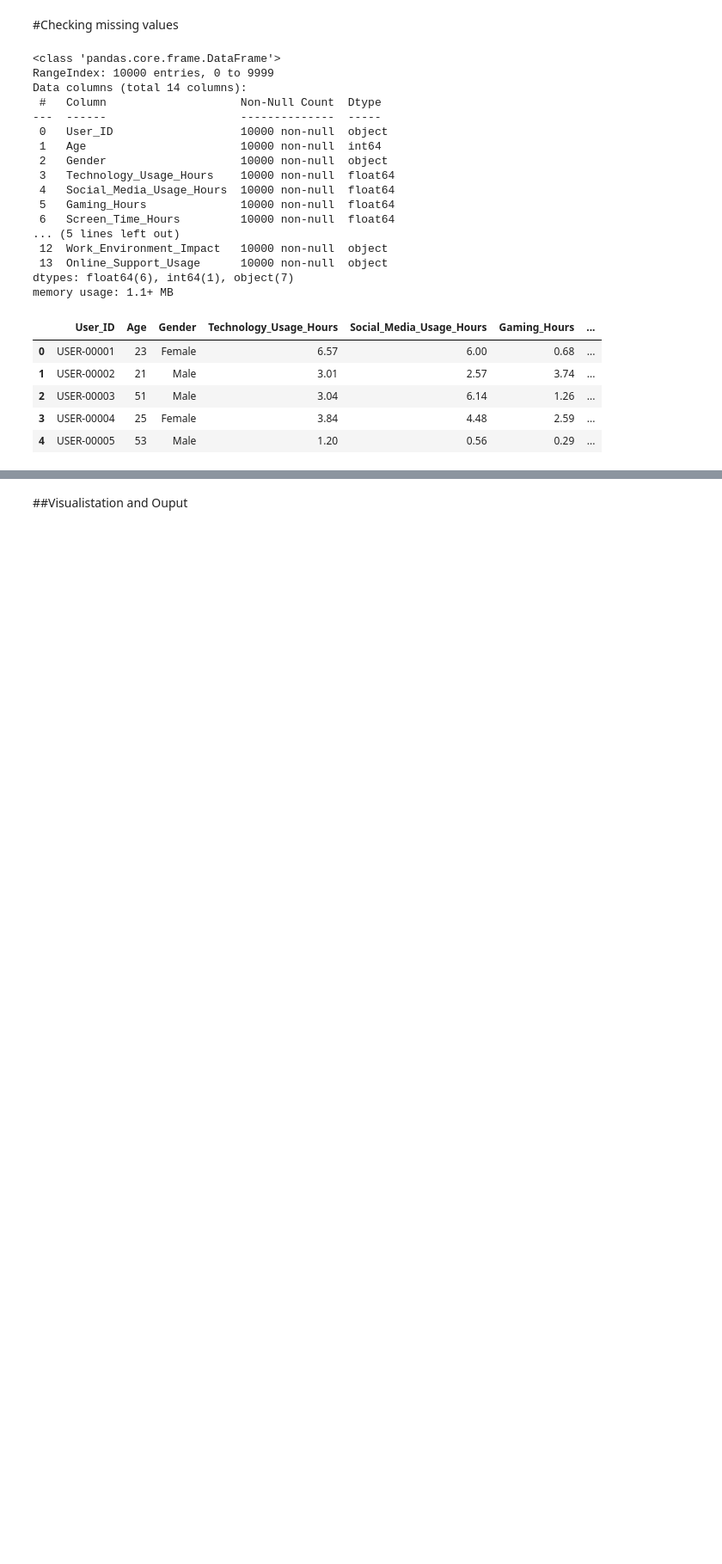
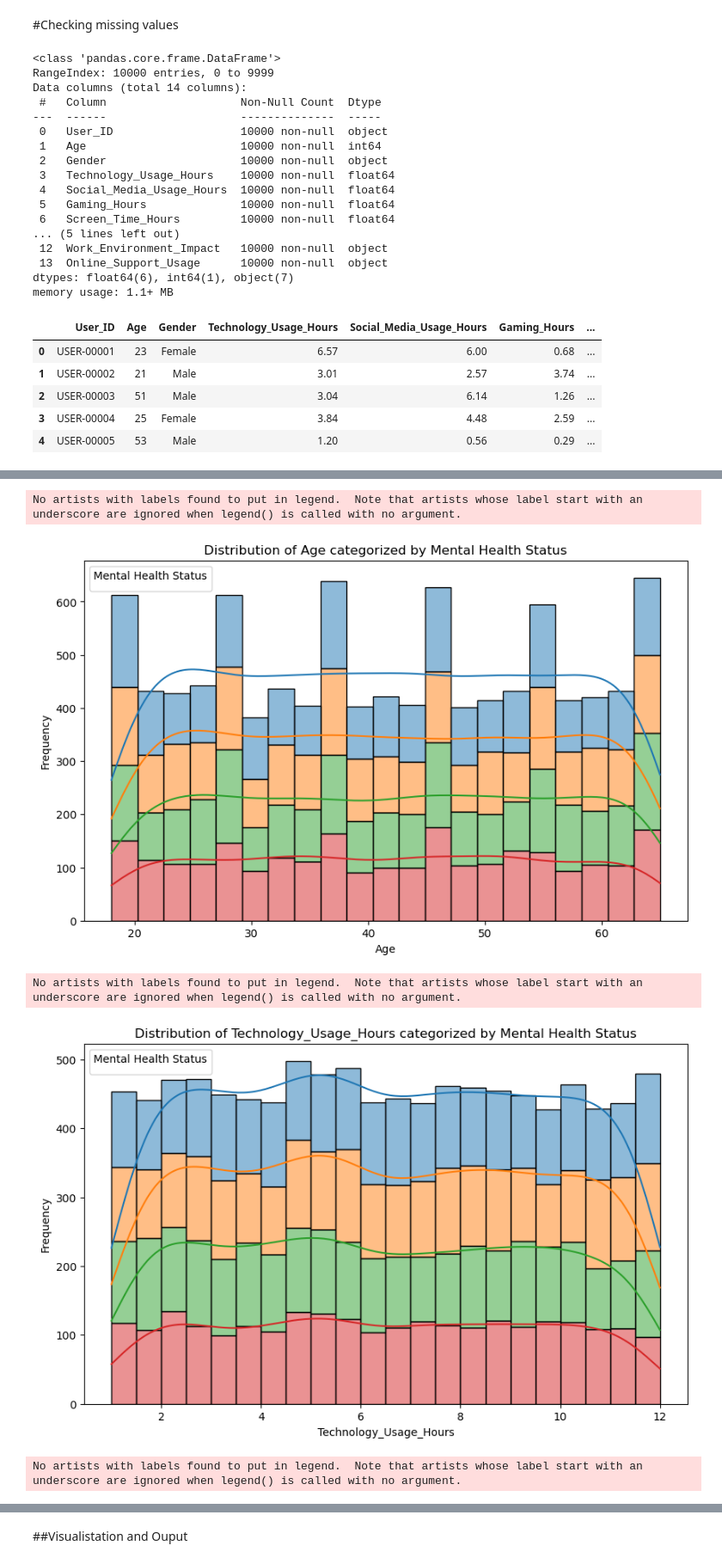
Before and after one commit to ErdemKilci/MentalHealth, a Jupyter notebook: Screen_Time_and_Mental_Health.ipynb, the cells around one changed output, grey strips where cells are left out. Shown at 86% size. Drawn from its saved outputs; the diff is of its cells as text; code cells hidden in the pictures; blank space fills up the shorter version.

```diff
--- a/Screen_Time_and_Mental_Health.ipynb
+++ b/Screen_Time_and_Mental_Health.ipynb
@@ -63,0 +206,26 @@ df.head()
+# %%
+
+
+# List of numerical features to plot
+features = [
+    'Age', 'Technology_Usage_Hours', 'Social_Media_Usage_Hours',
+    'Gaming_Hours', 'Screen_Time_Hours', 'Stress_Level', 'Sleep_Hours',
+    'Physical_Activity_Hours', 'Support_Systems_Access', 'Work_Environment_Impact',
+    'Online_Support_Usage'
+]
+
+# Loop through features and create histograms categorized by Mental_Health_Status
+for feature in features:
+    plt.figure(figsize=(10, 6))
+    sns.histplot(df, x=feature, hue='Mental_Health_Status', multiple='stack', kde=True)
+    plt.title(f'Distribution of {feature} categorized by Mental Health Status')
+    plt.xlabel(feature)
+    plt.ylabel('Frequency')
+    plt.legend(title='Mental Health Status')
+    plt.show()
+# %% [output]
+No artists with labels found to put in legend.  Note that artists whose label start with an underscore are ignored when legend() is called with no argument.
+[figure, added]
+No artists with labels found to put in legend.  Note that artists whose label start with an underscore are ignored when legend() is called with no argument.
+[figure, added]
+No artists with labels found to put in legend.  Note that artists whose label start with an underscore are ignored when legend() is called with no argument.
```
Also changed, not shown: parts of 8 cells of this notebook, 2 other files.
